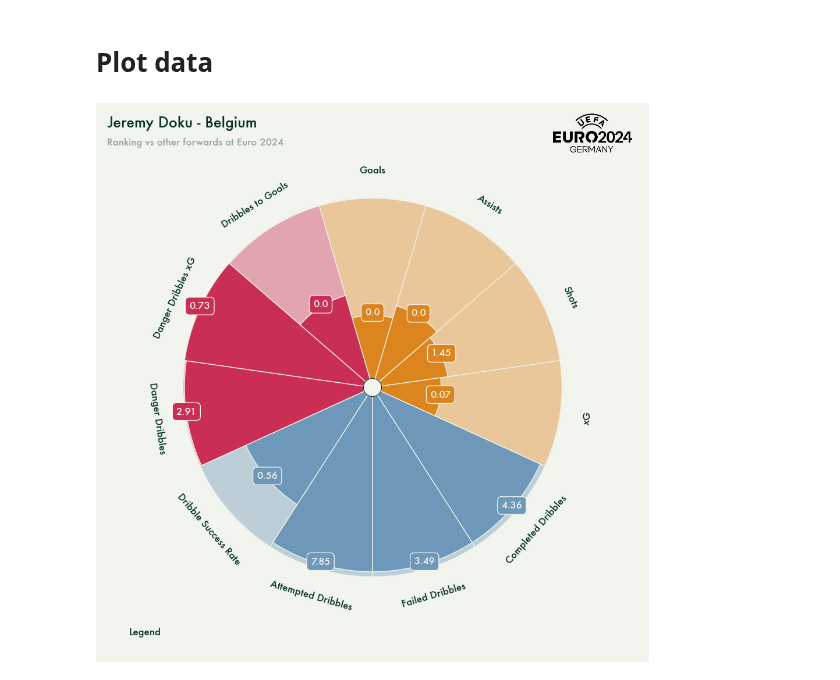
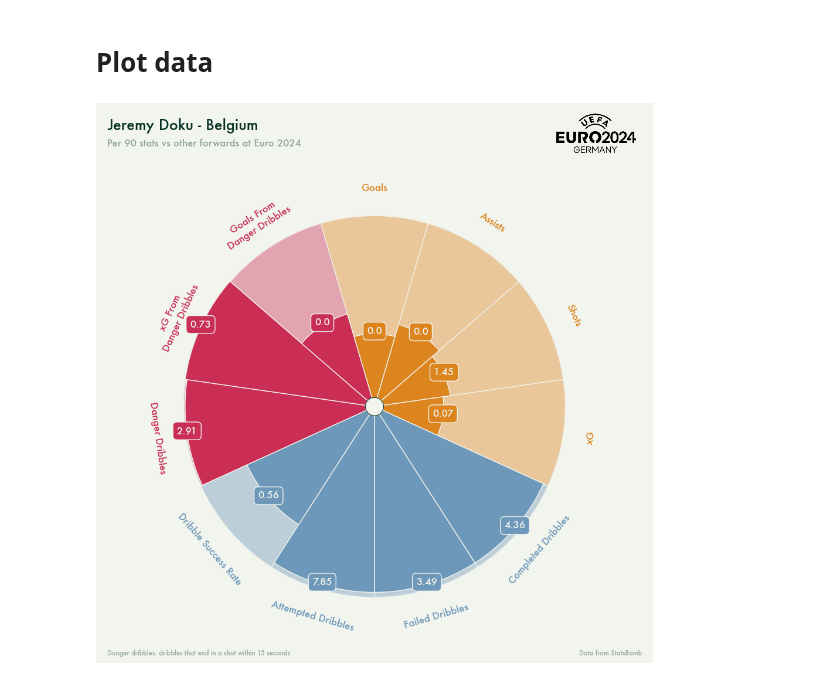
Before and after one commit to MarijnSt/soccermatics-project-1, a Jupyter notebook: radar_plot.ipynb, the cells around one changed output. Saved outputs shown, nothing was run; the diff lists cells and outputs as text; code cells hidden in the pictures.

Commit message:
feat: statsbomb credit in legend

```diff
--- a/radar_plot.ipynb
+++ b/radar_plot.ipynb
@@ -1146,7 +1146,7 @@ p_size = 12
 label_size = 8
 alpha = 0.4
 
-def setup_plot(figsize=(12, 12), title_height_ratio=0.1, legend_height_ratio=0.1):
+def setup_plot(figsize=(12, 12), title_height_ratio=0.15, legend_height_ratio=0.05):
     """
     Set up the basic plot structure with heading_ax, main_ax, and legend_ax
 
@@ -1204,9 +1204,8 @@ fig, heading_ax, main_ax, legend_ax = setup_plot()
 
 
 # HEADING
-
-heading_ax.text(0.01, 0.9, 'Jeremy Doku - Belgium', fontweight='bold', fontsize=h1_size, ha='left', va='center')
-heading_ax.text(0.01, 0.5, 'Ranking vs other forwards at Euro 2024', fontsize=p_size, ha='left', va='center', alpha=alpha)
+heading_ax.text(0.01, 0.8, 'Jeremy Doku - Belgium', fontweight='bold', fontsize=h1_size, ha='left', va='center')
+heading_ax.text(0.01, 0.55, 'Per 90 stats vs other forwards at Euro 2024', fontsize=p_size, ha='left', va='center', alpha=alpha)
 
 # Add Euros 2024 logo
 logo = mpimg.imread('euro_2024_logo.png')
@@ -1216,14 +1215,14 @@ heading_ax.add_artist(ab)
 
 
 # MAIN
-
 params = [
     "Goals", "Assists", "Shots", "xG",
     "Completed Dribbles", "Failed Dribbles", "Attempted Dribbles", "Dribble Success Rate",
-    "Danger Dribbles", "Danger Dribbles xG", "Dribbles to Goals"
+    "Danger Dribbles", "xG From\nDanger Dribbles", "Goals From\nDanger Dribbles"
 ]
 
 slice_colors = [general_stats_color] * 4 + [dribble_stats_color] * 4 + [danger_dribble_stats_color] * 3
+params_colors = [general_stats_color] * 4 + [dribble_stats_color] * 4 + [danger_dribble_stats_color] * 3
 
 # Init PyPizza class
 baker = PyPizza(
@@ -1234,7 +1233,7 @@ baker = PyPizza(
     last_circle_color=background_color,     # Color for last circle
     last_circle_lw=2,                       # Linewidth of last circle
     other_circle_lw=0,                      # Linewidth for other circles
-    inner_circle_size=5,                   # Size of inner circle
+    inner_circle_size=5,                    # Size of inner circle
 )
 
 # Plot pizza
@@ -1247,40 +1246,44 @@ baker.make_pizza(
     slice_colors=slice_colors,              # Color for individual slices
     value_bck_colors=slice_colors,          # Background color for the values box
     kwargs_params=dict(                     # Labels of slices on the outside of the pizza
-        color=dark_color,
         fontsize=p_size,
         va="center",
     ),
     kwargs_slices=dict(                     # Edges of slices
         edgecolor=background_color,
         zorder=2,
         linewidth=1
     ),
     kwargs_values=dict(                     # Values box
         color=background_color,
         fontsize=p_size,
         zorder=3,
         bbox=dict(
             edgecolor=background_color,
             facecolor=background_color,
             boxstyle="round,pad=0.4",
             lw=1
         )
     )
 )
 
 # Replace slice text with actual values (normally shows percentiles)
 texts = baker.get_value_texts()
 for i, text in enumerate(texts):
     text.set_text(str(doku_values[i]))
 
+# Set param label colors individually
+param_texts = baker.get_param_texts()
+for i, text in enumerate(param_texts):
+    text.set_color(params_colors[i])
+
 
 # LEGEND
-
-legend_ax.text(0.05, 0.5, 'Legend', fontsize=p_size, ha='left', va='center')
+legend_ax.text(0.01, 0.01, 'Danger dribbles: dribbles that end in a shot within 15 seconds', fontsize=label_size, ha='left', va='center', alpha=alpha)
+legend_ax.text(0.99, 0.01, 'Data from StatsBomb', fontsize=label_size, ha='right', va='center', alpha=alpha)
 
 # Save and show plot
 save_plot(fig, 'radar_doku.png')
 plt.show()
 # %% [output]
-[figure, old version]
+[figure, new version]
```
Also changed, not shown: 1 other file.
